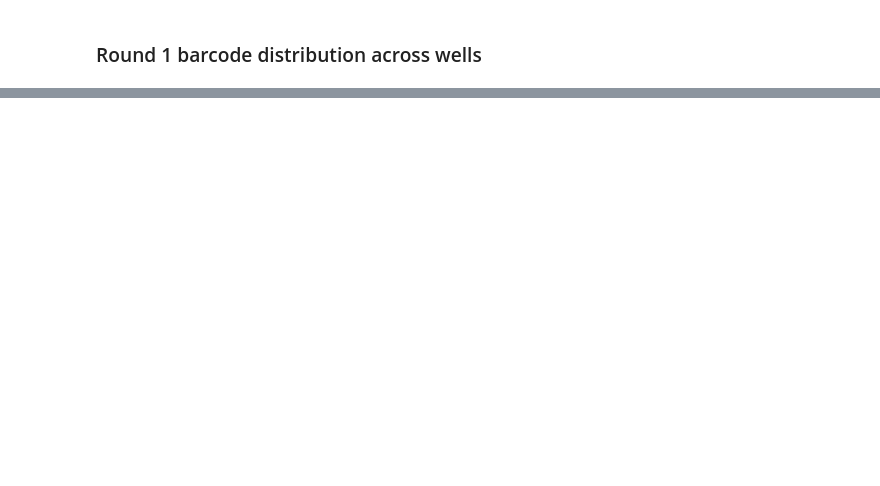
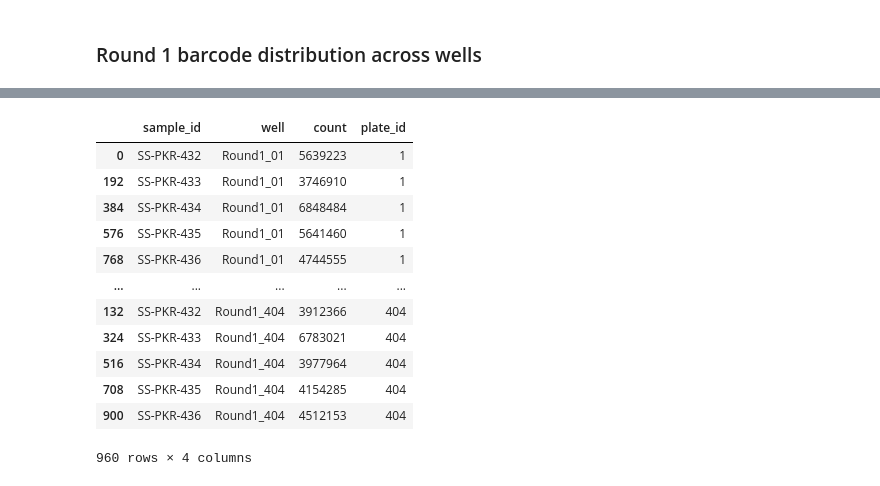
Before and after one commit to broadinstitute/sharev2-analysis, a Jupyter notebook: notebooks/round1-distribution.ipynb, the cells around one changed output, grey strips where cells are left out. Cells and saved outputs as stored; diff of their text form; code cells hidden in the pictures; blank space fills up the shorter version.

```diff
--- a/notebooks/round1-distribution.ipynb
+++ b/notebooks/round1-distribution.ipynb
@@ -50,0 +80,22 @@ final_df.head()
+# %%
+final_df['sample_id'] = final_df['sample'].str.extract(r'(SS-PKR-\d+)')
+
+summary_df = final_df.groupby(['sample_id', 'well'], as_index=False)['count'].sum()
+summary_df['plate_id'] = [ int(xx.split("_")[1]) for xx in summary_df['well']]
+summary_df = summary_df.sort_values(['plate_id', 'well'])
+
+summary_df
+# %% [output]
+|  | sample_id | well | count | plate_id |
+| 0 | SS-PKR-432 | Round1_01 | 5639223 | 1 |
+| 192 | SS-PKR-433 | Round1_01 | 3746910 | 1 |
+| 384 | SS-PKR-434 | Round1_01 | 6848484 | 1 |
+| 576 | SS-PKR-435 | Round1_01 | 5641460 | 1 |
+| 768 | SS-PKR-436 | Round1_01 | 4744555 | 1 |
+| ... | ... | ... | ... | ... |
+| 132 | SS-PKR-432 | Round1_404 | 3912366 | 404 |
+| 324 | SS-PKR-433 | Round1_404 | 6783021 | 404 |
+| 516 | SS-PKR-434 | Round1_404 | 3977964 | 404 |
+| 708 | SS-PKR-435 | Round1_404 | 4154285 | 404 |
+| 900 | SS-PKR-436 | Round1_404 | 4512153 | 404 |
+960 rows × 4 columns
```
Also changed, not shown: parts of 7 cells of this notebook, 8 other files.
